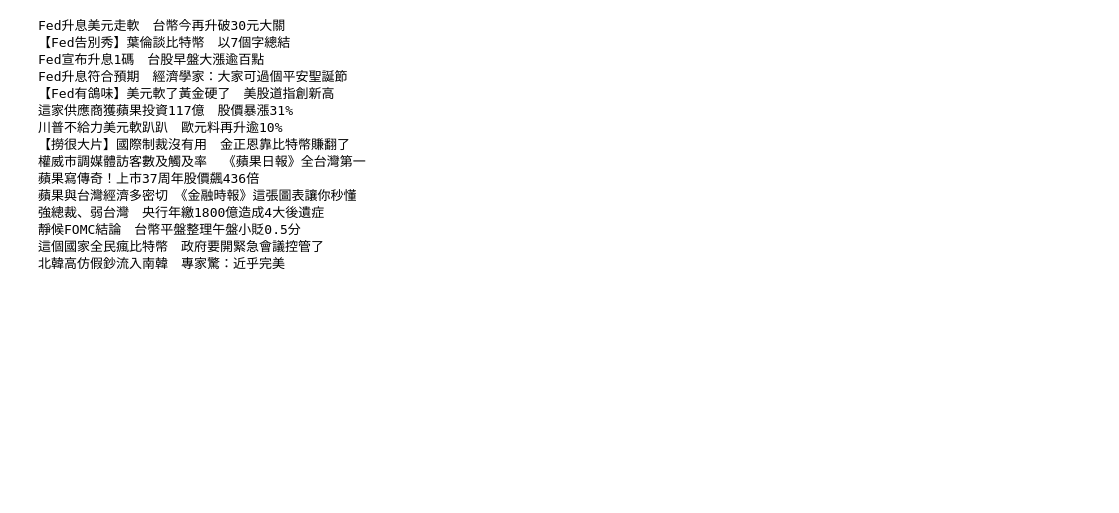
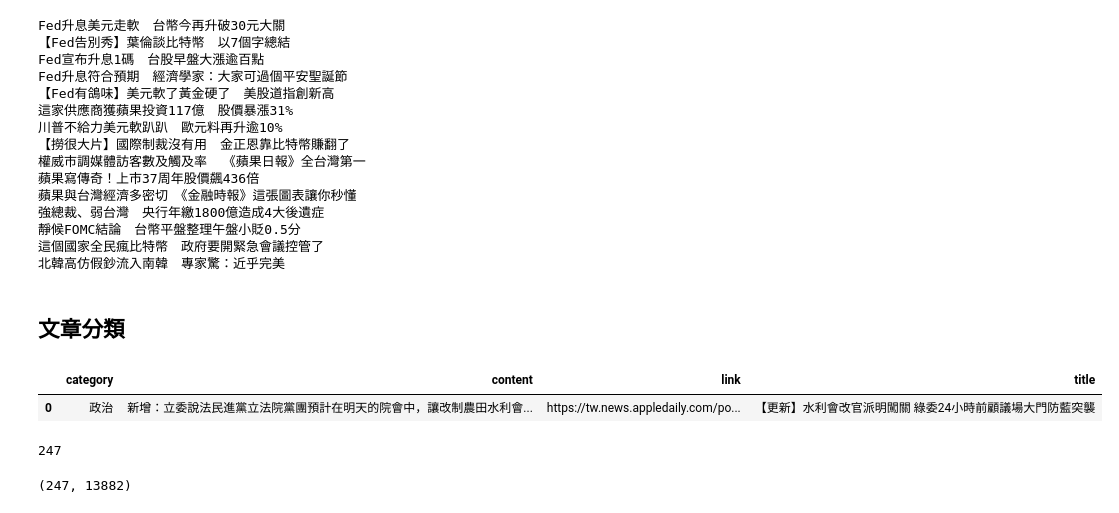
Before and after one commit to ywchiu/fetnetpy, a Jupyter notebook: Demo20180920.ipynb, the cells around one changed output. Saved outputs shown, nothing was run; the diff lists cells and outputs as text; code cells hidden in the pictures; blank space fills up the shorter version.

```diff
--- a/Demo20180920.ipynb
+++ b/Demo20180920.ipynb
@@ -623,3 +623,13 @@ Fed升息符合預期　經濟學家：大家可過個平安聖誕節
 靜候FOMC結論　台幣平盤整理午盤小貶0.5分
 這個國家全民瘋比特幣　政府要開緊急會議控管了
 北韓高仿假鈔流入南韓　專家驚：近乎完美
+# %% [markdown]
+## 文章分類
+# %%
+import pandas
+news = pandas.read_excel('data/appledaily20171214.xlsx')
+# %%
+news.head(1)
+# %% [output]
+|  | category | content | link | title |
+| 0 | 政治 | 新增：立委說法民進黨立法院黨團預計在明天的院會中，讓改制農田水利會... | https://tw.news.appledaily.com/po... | 【更新】水利會改官派明闖關 綠委24小時前顧議場大門防藍突襲 |
@@ -625,0 +644,4 @@ Fed升息符合預期　經濟學家：大家可過個平安聖誕節
+# %%
+len(titles)
+# %% [output]
+247
@@ -625,0 +652,4 @@ Fed升息符合預期　經濟學家：大家可過個平安聖誕節
+# %%
+X.shape
+# %% [output]
+(247, 13882)
```
Also changed, not shown: parts of 17 cells of this notebook, 1 other file.
